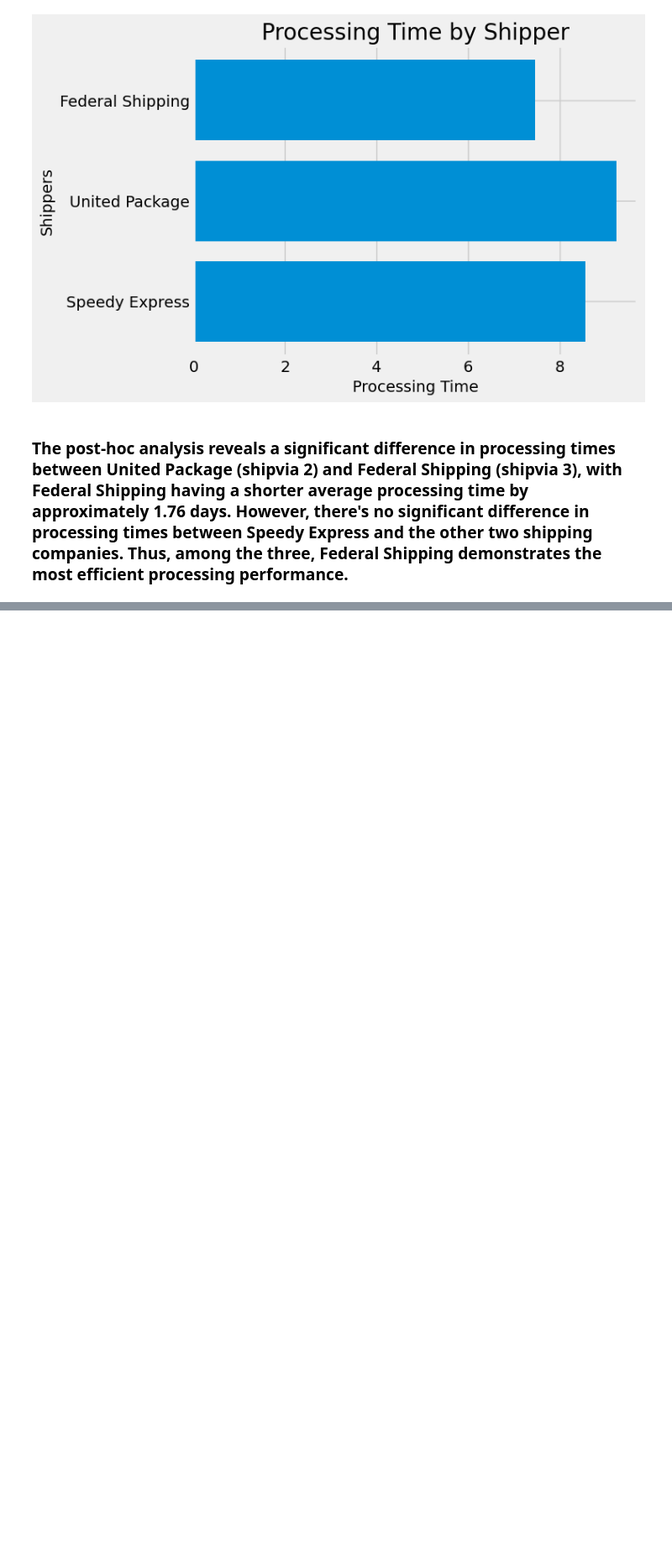
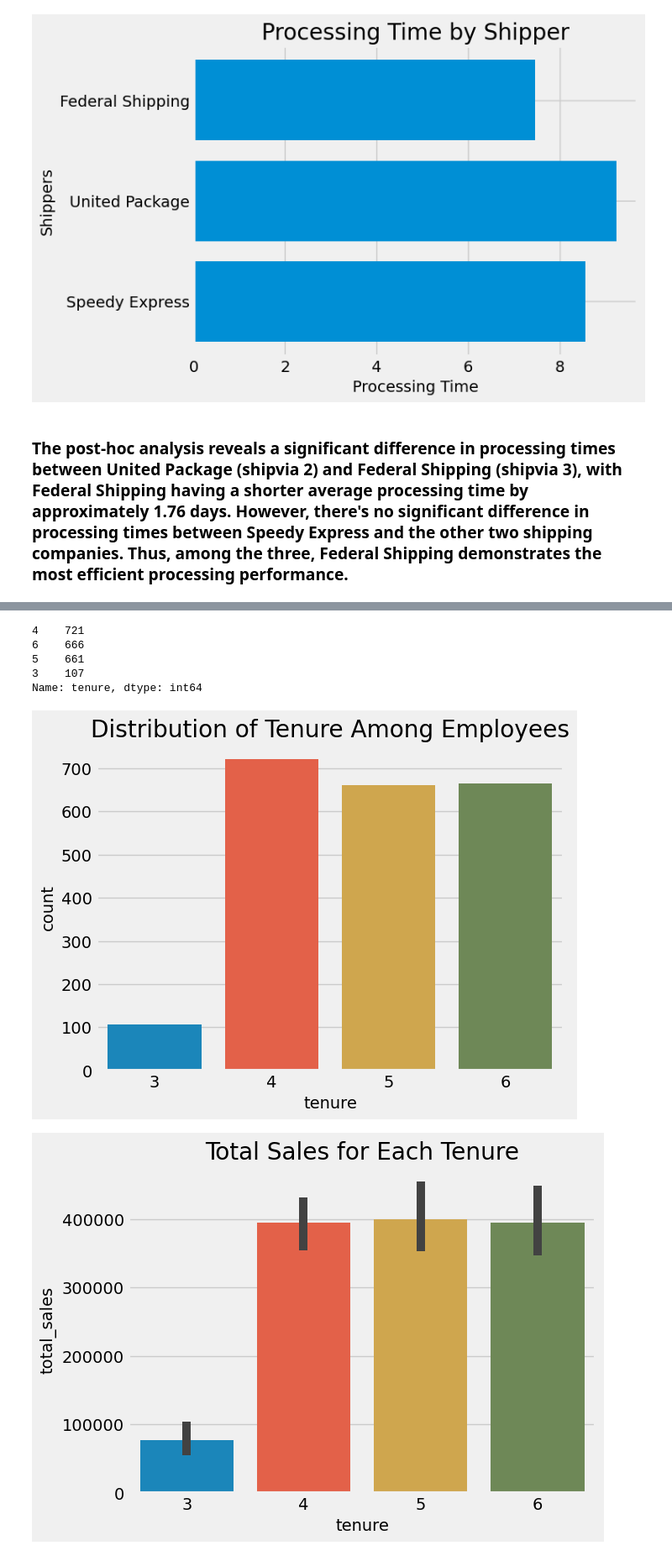
Before and after one commit to nani2357/Statistical-Analysis-on-Northwind-Sample-Database, a Jupyter notebook: Notebooks/hypothesis_testing.ipynb, the cells around one changed output, grey strips where cells are left out. Shown at 84% size. Drawn from its saved outputs; the diff is of its cells as text; code cells hidden in the pictures; blank space fills up the shorter version.

```diff
--- a/Notebooks/hypothesis_testing.ipynb
+++ b/Notebooks/hypothesis_testing.ipynb
@@ -1455,0 +1462,15 @@ plt.show()
+# %%
+# Joining the tables
+sales_df = orders.merge(orders_details, on='orderid').merge(employees, on='employeeid')
+
+# Extracting the necessary columns
+selected_columns = ['employeeid', 'orderid', 'unitprice', 'discount', 'quantity', 'shippeddate', 'hiredate']
+emply_sales = sales_df[selected_columns]
+
+# Finding the latest shipped date in the dataset
+latest_shipped_date = pd.to_datetime(emply_sales['shippeddate']).max()
+
+# Calculating the tenure of each sale using the latest shipped date as the reference
+emply_sales['tenure'] = (latest_shipped_date - pd.to_datetime(df['hiredate'])).dt.days // 365  # Tenure in years
+
+emply_sales.head()
@@ -1455,0 +1484,22 @@ plt.show()
+# %%
+emply_sales['tenure'].value_counts()
+# %% [output]
+4    721
+6    666
+5    661
+3    107
+Name: tenure, dtype: int64
+# %%
+# Distribution of tenure
+sns.countplot(data=emply_sales, x='tenure')
+plt.title('Distribution of Tenure Among Employees')
+plt.show()
+
+# Total sales for each tenure
+emply_sales['total_sales'] = emply_sales['unitprice'] * emply_sales['quantity'] * (1 - emply_sales['discount'])
+sns.barplot(data=emply_sales, x='tenure', y='total_sales', estimator=sum)
+plt.title('Total Sales for Each Tenure')
+plt.show()
+# %% [output]
+[figure, added]
+[figure, added]
```
Also changed, not shown: parts of 8 cells of this notebook.
